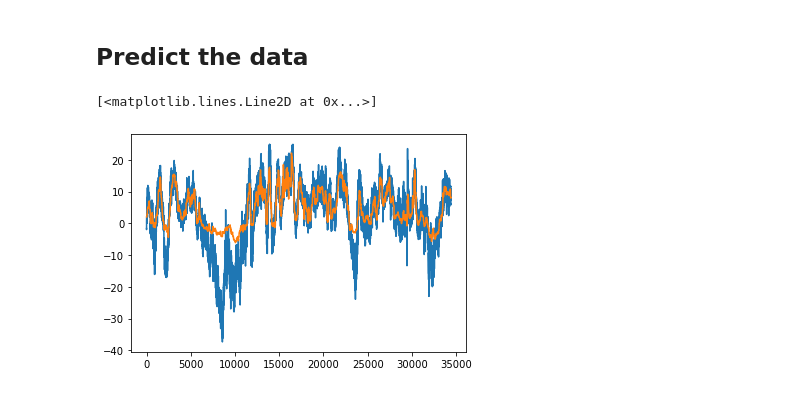
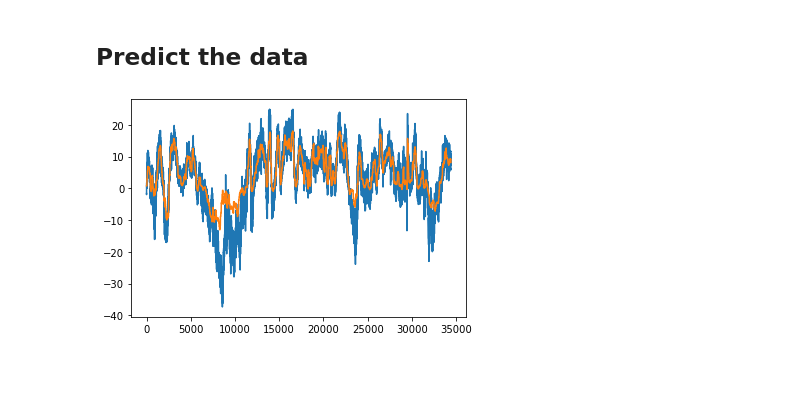
Before and after one commit to oceanhackweek/ohw21-proj-deep-currents, a Jupyter notebook: notebooks/deep_learning.ipynb, the cells around one changed output. Saved outputs shown, nothing was run; the diff lists cells and outputs as text; code cells hidden in the pictures.

```diff
--- a/notebooks/deep_learning.ipynb
+++ b/notebooks/deep_learning.ipynb
@@ -245,10 +144,6 @@ model.evaluate(X_val, y_val, verbose=0)
 # %% [markdown]
 ## Predict the data
 # %%
-y_pred = model.predict(preproc.transform(X))
+m.predict_deep()
+# %% [output]
+[figure, added]
-# %%
-plt.plot(y)
-plt.plot(y_pred)
-# %% [output]
-[<matplotlib.lines.Line2D at 0x...>]
-[figure, removed]
```
Also changed, not shown: parts of 36 cells of this notebook, 10 other files.
